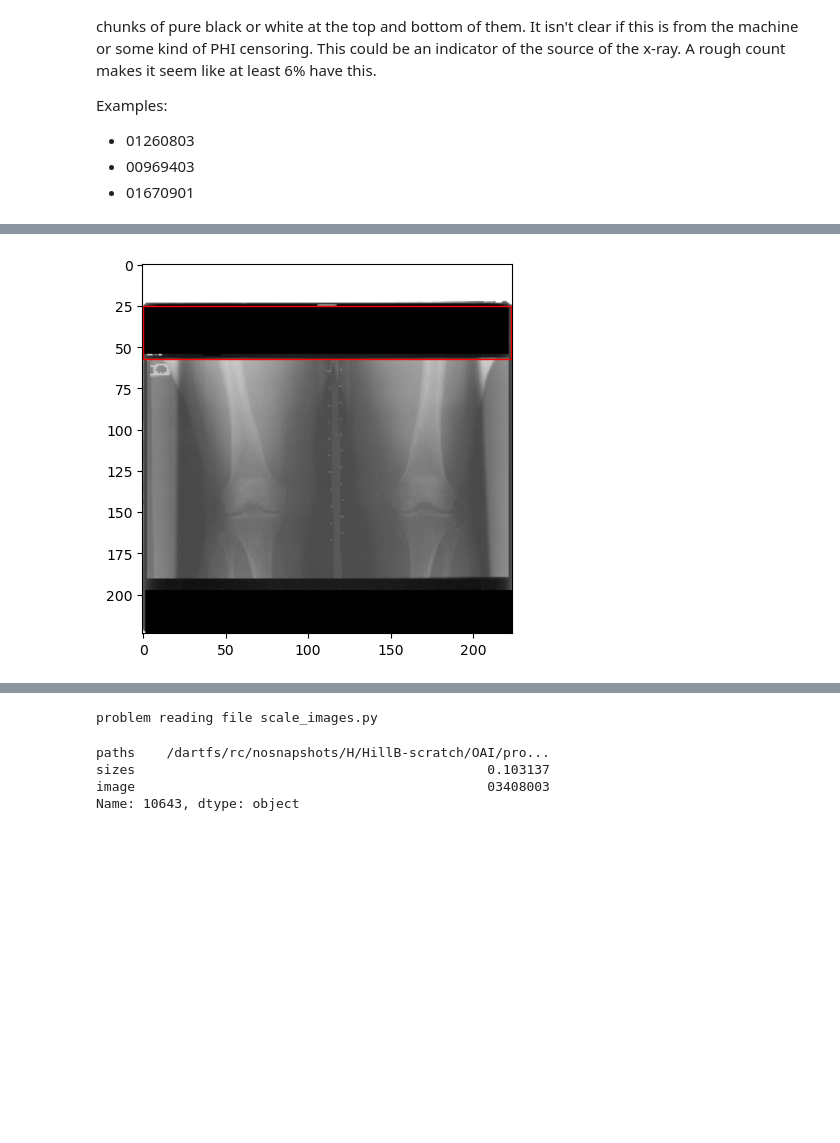
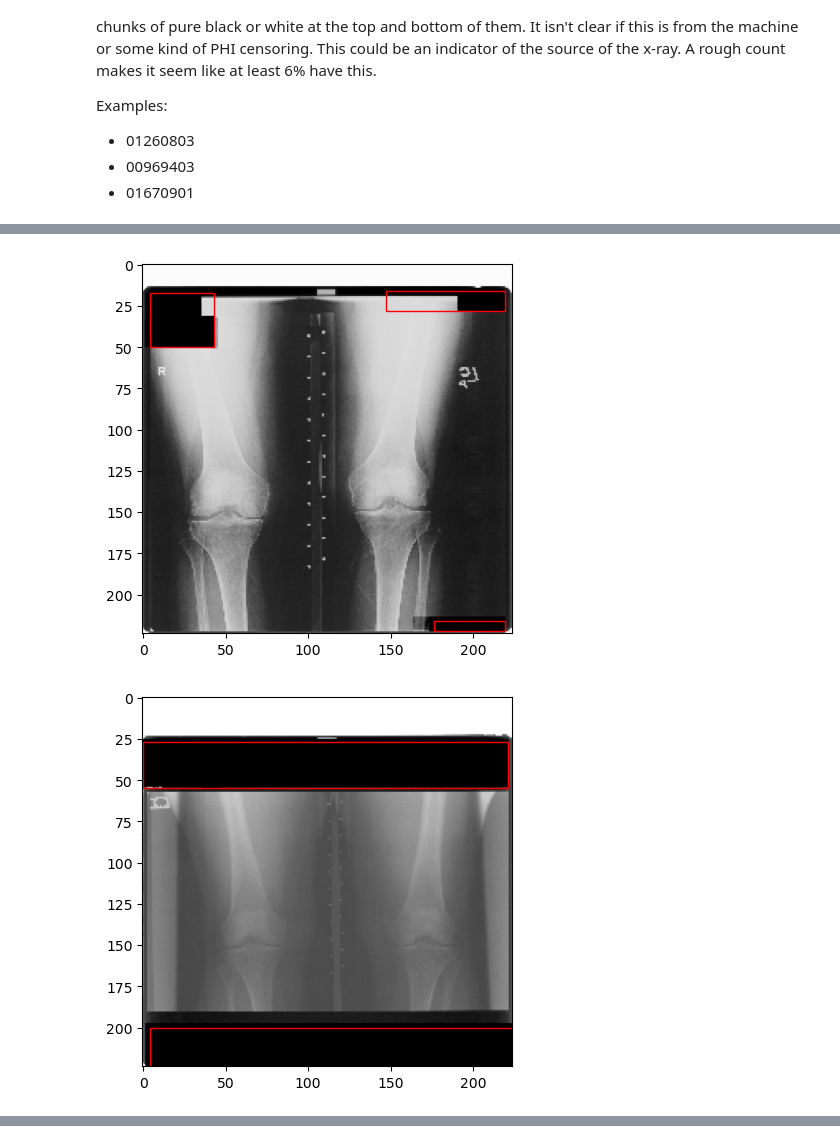
Before and after one commit to cairo-lab/xray_fingerprints, a Jupyter notebook: analysis/pixel_patterns/patterns.ipynb, the cells around one changed output, grey strips where cells are left out. Drawn from its saved outputs; the diff is of its cells as text; code cells hidden in the pictures; blank space fills up the shorter version.

Commit message:
Update pixel pattern analysis
Former-commit-id: 5a7147ab011241af356db03d591f855ef4bc8784

```diff
--- a/analysis/pixel_patterns/patterns.ipynb
+++ b/analysis/pixel_patterns/patterns.ipynb
@@ -18,7 +18,15 @@ import scipy.spatial as spatial
 from tqdm.notebook import tqdm
 
 
+DICOM_METADATA_PATH = (
+    "/dartfs-hpc/rc/home/f/f005gzf/projects/data/dicom_metadata_df.pkl"
+)
 REMOTE_IMAGE_DIR = "/dartfs/rc/nosnapshots/H/HillB-scratch/OAI/processed_images/xrays/knee/BilatPAFixedFlex/224x224/no_dicom_proc/self_scaled/group_norm"
+REMOTE_WD = (
+    "/dartfs-hpc/rc/home/f/f005gzf/projects/xray_fingerprints/analysis/pixel_patterns"
+)
+PIXEL_THRESHOLD = -1.15
+SIZE_THRESHOLD = 0.001
 # %% [markdown]
 # Is there a pattern to which x-rays contain white-out and black-out sections?
 
@@ -153,28 +198,35 @@ def largest_box_in_image(path: str, threshold=-1.15) -> int:
 
     return area / (data.shape[0] * data.shape[1])
 # %%
-def view_xray_box(path: str, threshold=-1.18) -> None:
+def view_xray_box(path: str) -> None:
     """View xray based on image path."""
 
     fig = plt.figure()
     ax = fig.add_subplot(111)
     data = np.load(path)
 
     im = ax.imshow(data, cmap="gray")
-    data_slices = find_boxes(data, threshold=threshold)
+
+    data_slices = find_boxes(data, threshold=min(data.flatten()) + 0.01)
 
     bboxes = slice_to_bbox(data_slices)
-    bbox = largest_box(bboxes)
 
-    xwidth = bbox.x2 - bbox.x1
-    ywidth = bbox.y2 - bbox.y1
+    for bbox in bboxes:
+        if bbox.percent_total_area() < SIZE_THRESHOLD:
+            continue
 
-    p = patches.Rectangle((bbox.x1, bbox.y1), xwidth, ywidth, fc="none", ec="red")
-    ax.add_patch(p)
+        xwidth = bbox.x2 - bbox.x1
+        ywidth = bbox.y2 - bbox.y1
+
+        p = patches.Rectangle((bbox.x1, bbox.y1), xwidth, ywidth, fc="none", ec="red")
+        ax.add_patch(p)
 
     plt.show()
 
 
-view_xray_box(os.path.join(REMOTE_IMAGE_DIR, "00969403.npy"), threshold=-1.19)
+view_xray_box(os.path.join(REMOTE_IMAGE_DIR, "01260803.npy"))
+view_xray_box(os.path.join(REMOTE_IMAGE_DIR, "00969403.npy"))
+view_xray_box(os.path.join(REMOTE_IMAGE_DIR, "01670901.npy"))
 # %% [output]
-[figure, old version]
+[figure, new version]
+[figure, added]
@@ -181,29 +233,0 @@ view_xray_box(os.path.join(REMOTE_IMAGE_DIR, "00969403.npy"), threshold=-1.19)
-# %%
-image_paths = []
-images = []
-sizes = []
-
-for _file in tqdm(os.listdir(REMOTE_IMAGE_DIR)):
-    try:
-        box_size = largest_box_in_image(
-            os.path.join(REMOTE_IMAGE_DIR, _file), threshold=-1.19
-        )
-        image_paths.append(os.path.join(REMOTE_IMAGE_DIR, _file))
-        sizes.append(box_size)
-        images.append(_file.replace(".npy", ""))
-    except:
-        print(f"problem reading file {_file}")
-        continue
-# %% [output]
-problem reading file scale_images.py
-# %%
-df = pd.DataFrame(data={"paths": image_paths, "sizes": sizes, "image": images})
-
-df = df.sort_values(by=["sizes"], ascending=False)
-
-df.iloc[4100]
-# %% [output]
-paths    /dartfs/rc/nosnapshots/H/HillB-scratch/OAI/pro...
-sizes                                             0.103137
-image                                             03408003
-Name: 10643, dtype: object
```
Also changed, not shown: parts of 23 cells of this notebook.
